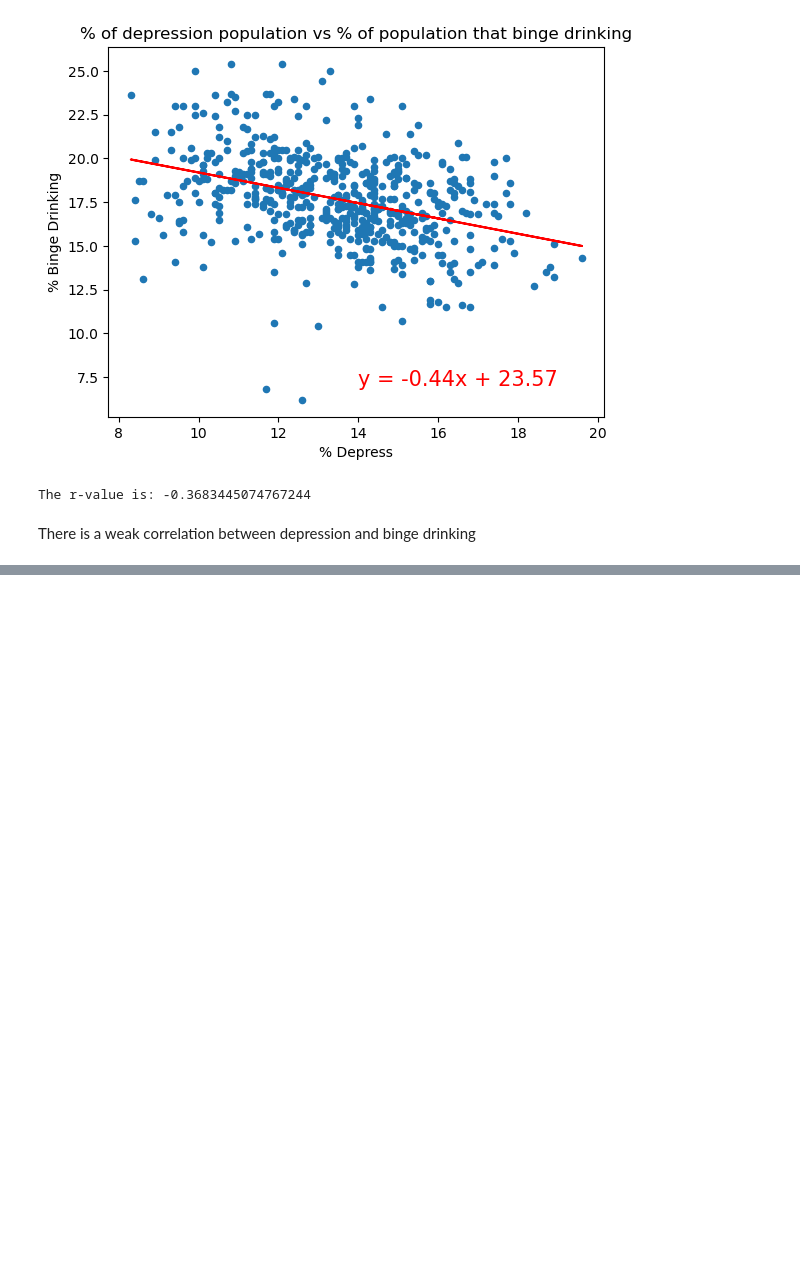
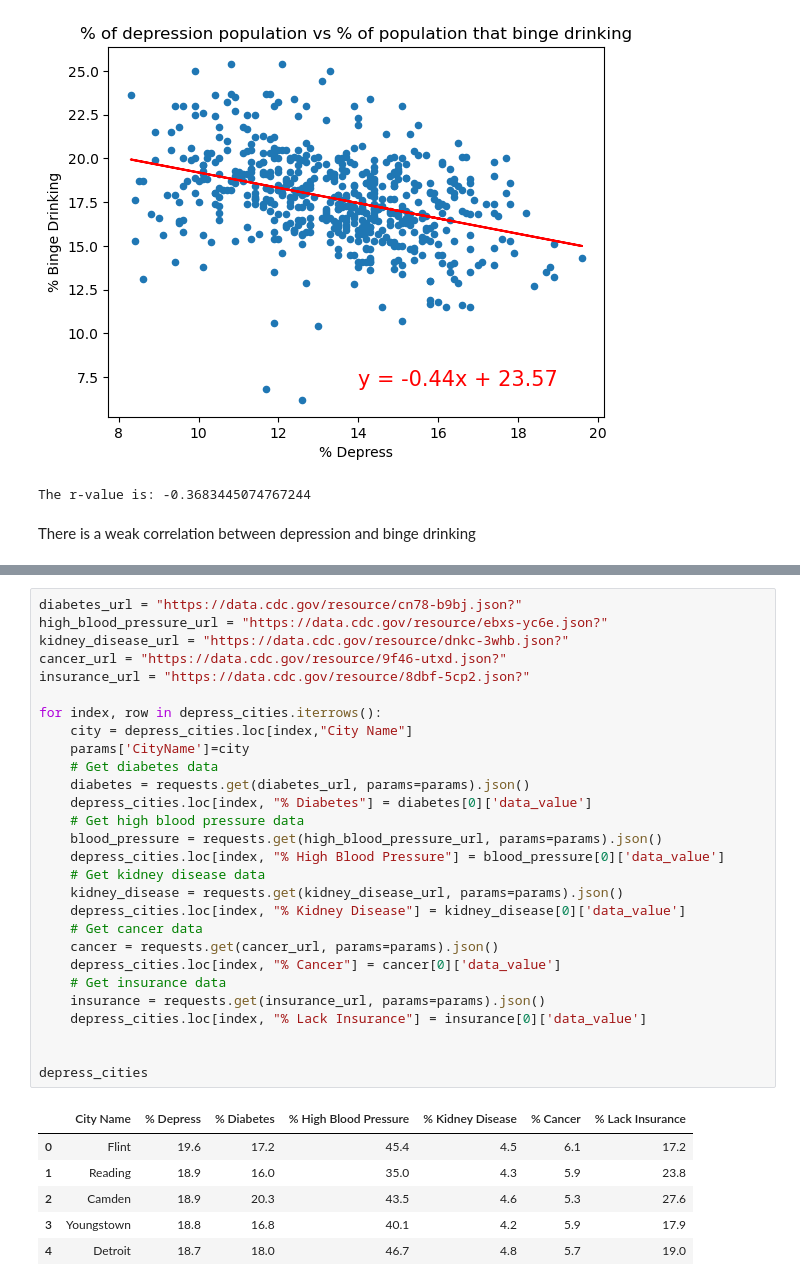
Before and after one commit to LanNguyen135/Group2, a Jupyter notebook: Alice.ipynb, the cells around one changed output, grey strips where cells are left out. Saved outputs shown, nothing was run; the diff lists cells and outputs as text; blank space fills up the shorter version.

```diff
--- a/Alice.ipynb
+++ b/Alice.ipynb
@@ -204,0 +277,35 @@ least_cities.head(5)
+# %%
+diabetes_url = "https://data.cdc.gov/resource/cn78-b9bj.json?"
+high_blood_pressure_url = "https://data.cdc.gov/resource/ebxs-yc6e.json?"
+kidney_disease_url = "https://data.cdc.gov/resource/dnkc-3whb.json?"
+cancer_url = "https://data.cdc.gov/resource/9f46-utxd.json?"
+insurance_url = "https://data.cdc.gov/resource/8dbf-5cp2.json?"
+
+for index, row in depress_cities.iterrows():
+    city = depress_cities.loc[index,"City Name"]
+    params['CityName']=city
+    # Get diabetes data
+    diabetes = requests.get(diabetes_url, params=params).json()
+    depress_cities.loc[index, "% Diabetes"] = diabetes[0]['data_value']
+    # Get high blood pressure data
+    blood_pressure = requests.get(high_blood_pressure_url, params=params).json()
+    depress_cities.loc[index, "% High Blood Pressure"] = blood_pressure[0]['data_value']
+    # Get kidney disease data
+    kidney_disease = requests.get(kidney_disease_url, params=params).json()
+    depress_cities.loc[index, "% Kidney Disease"] = kidney_disease[0]['data_value']
+    # Get cancer data
+    cancer = requests.get(cancer_url, params=params).json()
+    depress_cities.loc[index, "% Cancer"] = cancer[0]['data_value']
+    # Get insurance data
+    insurance = requests.get(insurance_url, params=params).json()
+    depress_cities.loc[index, "% Lack Insurance"] = insurance[0]['data_value']
+
+
+depress_cities
+# %% [output]
+|  | City Name | % Depress | % Diabetes | % High Blood Pressure | % Kidney Disease | % Cancer | % Lack Insurance |
+| 0 | Flint | 19.6 | 17.2 | 45.4 | 4.5 | 6.1 | 17.2 |
+| 1 | Reading | 18.9 | 16.0 | 35.0 | 4.3 | 5.9 | 23.8 |
+| 2 | Camden | 18.9 | 20.3 | 43.5 | 4.6 | 5.3 | 27.6 |
+| 3 | Youngstown | 18.8 | 16.8 | 40.1 | 4.2 | 5.9 | 17.9 |
+| 4 | Detroit | 18.7 | 18.0 | 46.7 | 4.8 | 5.7 | 19.0 |
```
Also changed, not shown: parts of 13 cells of this notebook.
